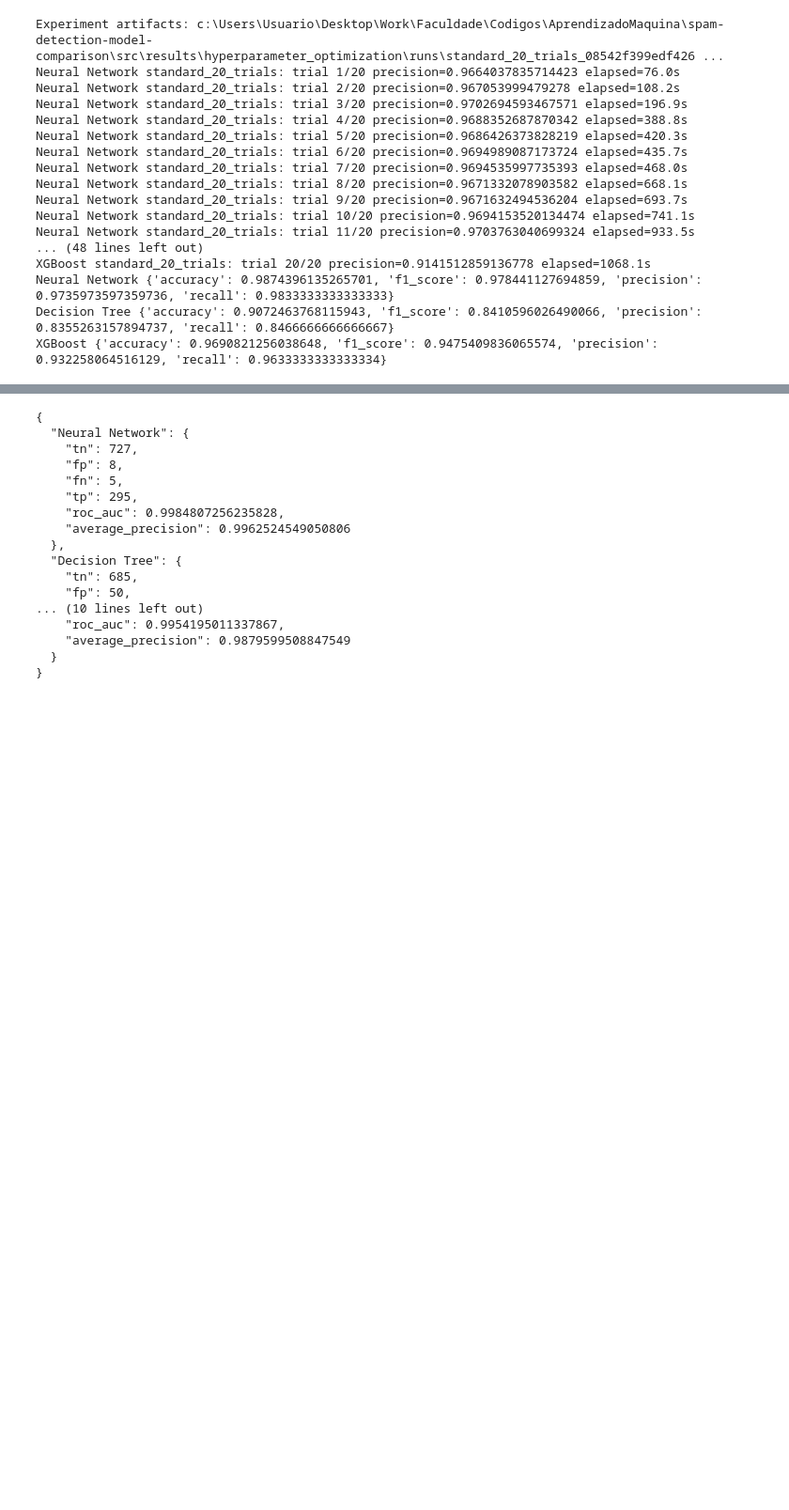
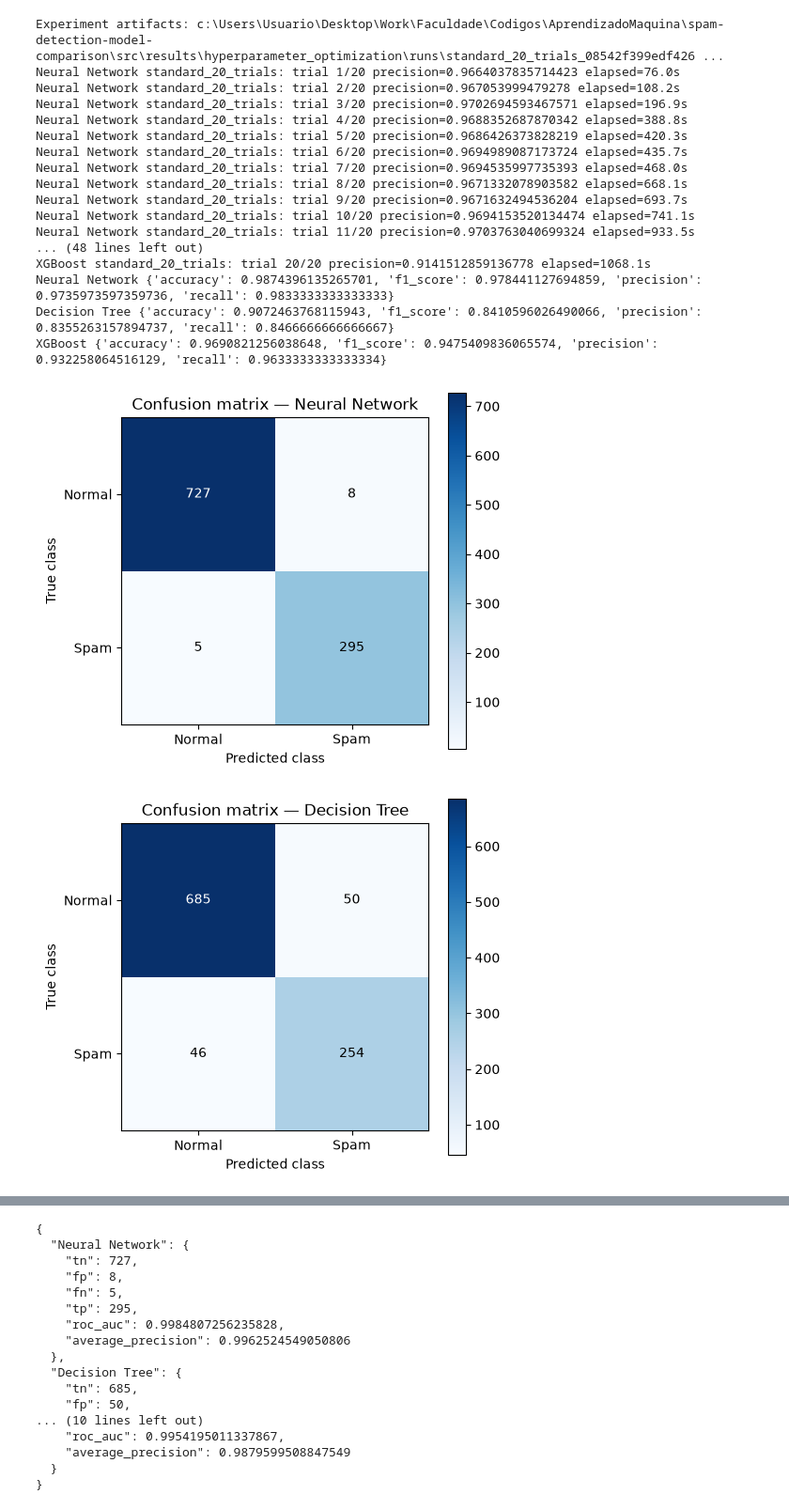
Before and after one commit to joaosuwa/spam-detection-model-comparison, a Jupyter notebook: src/spam-detection-finetuning.ipynb, the cells around one changed output, grey strips where cells are left out. Shown at 94% size. Drawn from its saved outputs; the diff is of its cells as text; code cells hidden in the pictures; blank space fills up the shorter version.

Commit message:
graphs are now visible in the cell when executing

```diff
--- a/src/spam-detection-finetuning.ipynb
+++ b/src/spam-detection-finetuning.ipynb
@@ -587,19 +587,18 @@ import json
 import joblib
 import numpy as np
 import pandas as pd
-import matplotlib
-matplotlib.use('Agg')
+from IPython.display import display
 import matplotlib.pyplot as plt
 from sklearn.model_selection import train_test_split
 from sklearn.metrics import confusion_matrix, roc_curve, roc_auc_score, precision_recall_curve, average_precision_score
 
 
 root = Path.cwd()
+if (root / 'src' / 'spam-detection-finetuning.ipynb').exists():
+    root = root / 'src'
 run = root / 'results/hyperparameter_optimization/runs/standard_20_trials_08542f399edf426395d330ec55b2e74a'
 final = run / 'finalists'
 out = final / 'figures'
-#if out.exists():
-#    raise FileExistsError(f'Output already exists: {out}')
 data = pd.read_csv(root / 'data/emails.csv')
 X = data.drop(columns=[c for c in ('Email No.', 'Prediction') if c in data])
 y = data['Prediction'].astype(int)
@@ -611,35 +610,46 @@ for row in summary['models']:
     folder = final / name.lower().replace(' ', '_')
     stored = pd.read_csv(folder / 'predictions.txt', sep=r'\s+')
     model = joblib.load(folder / 'model.joblib')
     predicted = model.predict(xt)
     if not (np.array_equal(stored.y_true.to_numpy(), np.asarray(yt)) and np.array_equal(stored.y_pred.to_numpy(), predicted)):
         raise ValueError(f'Holdout or predictions do not match saved results: {name}')
     scores = model.predict_proba(xt)[:, list(model.classes_).index(1)]
     models[name] = (row, predicted, scores)
 out.mkdir(parents=True, exist_ok=True)
+def show_and_save(fig, path):
+    # Existing reports are preserved; display the current figure in the notebook.
+    if not path.exists():
+        fig.savefig(path)
+    display(fig)
+    plt.close(fig)
+
 results = {}
 for name, (row, pred, score) in models.items():
     cm = confusion_matrix(yt, pred, labels=[0, 1])
     fig, ax = plt.subplots(figsize=(5.2, 4.5))
     im = ax.imshow(cm, cmap='Blues')
     for (i, j), value in np.ndenumerate(cm):
         ax.text(j, i, str(value), ha='center', va='center', color='white' if value > cm.max()/2 else 'black')
     ax.set(xticks=[0,1], yticks=[0,1], xticklabels=['Normal','Spam'], yticklabels=['Normal','Spam'], xlabel='Predicted class', ylabel='True class', title=f'Confusion matrix — {name}')
-    fig.colorbar(im, ax=ax); fig.tight_layout(); fig.savefig(out / (name.lower().replace(' ','_') + '_confusion_matrix.pdf')); plt.close(fig)
+    fig.colorbar(im, ax=ax); fig.tight_layout(); show_and_save(fig, out / (name.lower().replace(' ','_') + '_confusion_matrix.pdf'))
     results[name] = {'tn': int(cm[0,0]), 'fp': int(cm[0,1]), 'fn': int(cm[1,0]), 'tp': int(cm[1,1]), 'roc_auc': float(roc_auc_score(yt, score)), 'average_precision': float(average_precision_score(yt, score))}
 fig, ax = plt.subplots(figsize=(9, 4.8))
 metrics = ['accuracy','precision','recall','f1_score']; x = np.arange(len(metrics)); width = 0.23
 for i, (name, (row, _, _)) in enumerate(models.items()):
     ax.bar(x+(i-1)*width, [row[m] for m in metrics], width, label=name)
-ax.set(xticks=x, xticklabels=['Accuracy','Precision','Recall','F1'], ylim=(0,1.05), ylabel='Score', title='Held-out metric comparison'); ax.legend(); fig.tight_layout(); fig.savefig(out/'metric_comparison.pdf'); plt.close(fig)
+ax.set(xticks=x, xticklabels=['Accuracy','Precision','Recall','F1'], ylim=(0,1.05), ylabel='Score', title='Held-out metric comparison'); ax.legend(); fig.tight_layout(); show_and_save(fig, out/'metric_comparison.pdf')
 fig, ax = plt.subplots(figsize=(6,5))
 for name, (_, _, score) in models.items():
     fpr, tpr, _ = roc_curve(yt, score); ax.plot(fpr,tpr,label=f"{name} (AUC={results[name]['roc_auc']:.3f})")
-ax.plot([0,1],[0,1], '--', color='gray', label='Random ranking'); ax.set(xlabel='False positive rate',ylabel='True positive rate',title='ROC curves — held-out set'); ax.legend(); fig.tight_layout(); fig.savefig(out/'roc_curves.pdf'); plt.close(fig)
+ax.plot([0,1],[0,1], '--', color='gray', label='Random ranking'); ax.set(xlabel='False positive rate',ylabel='True positive rate',title='ROC curves — held-out set'); ax.legend(); fig.tight_layout(); show_and_save(fig, out/'roc_curves.pdf')
 fig, ax = plt.subplots(figsize=(6,5))
 for name, (_, _, score) in models.items():
     precision, recall, _ = precision_recall_curve(yt, score); ax.plot(recall,precision,label=f"{name} (AP={results[name]['average_precision']:.3f})")
-ax.axhline(float(np.mean(yt)), linestyle='--', color='gray', label=f'Spam prevalence ({np.mean(yt):.3f})'); ax.set(xlabel='Recall',ylabel='Precision',title='Precision-recall curves — held-out set',ylim=(0,1.05)); ax.legend(); fig.tight_layout(); fig.savefig(out/'precision_recall_curves.pdf'); plt.close(fig)
-(final / 'visualization_metrics.json').write_text(json.dumps(results, indent=2), encoding='utf-8')
+ax.axhline(float(np.mean(yt)), linestyle='--', color='gray', label=f'Spam prevalence ({np.mean(yt):.3f})'); ax.set(xlabel='Recall',ylabel='Precision',title='Precision-recall curves — held-out set',ylim=(0,1.05)); ax.legend(); fig.tight_layout(); show_and_save(fig, out/'precision_recall_curves.pdf')
+metrics_path = final / 'visualization_metrics.json'
+if not metrics_path.exists():
+    metrics_path.write_text(json.dumps(results, indent=2), encoding='utf-8')
 print(json.dumps(results, indent=2))
 # %% [output]
+[figure, added]
+[figure, added]
```
Also changed, not shown: parts of 1 cell of this notebook.
